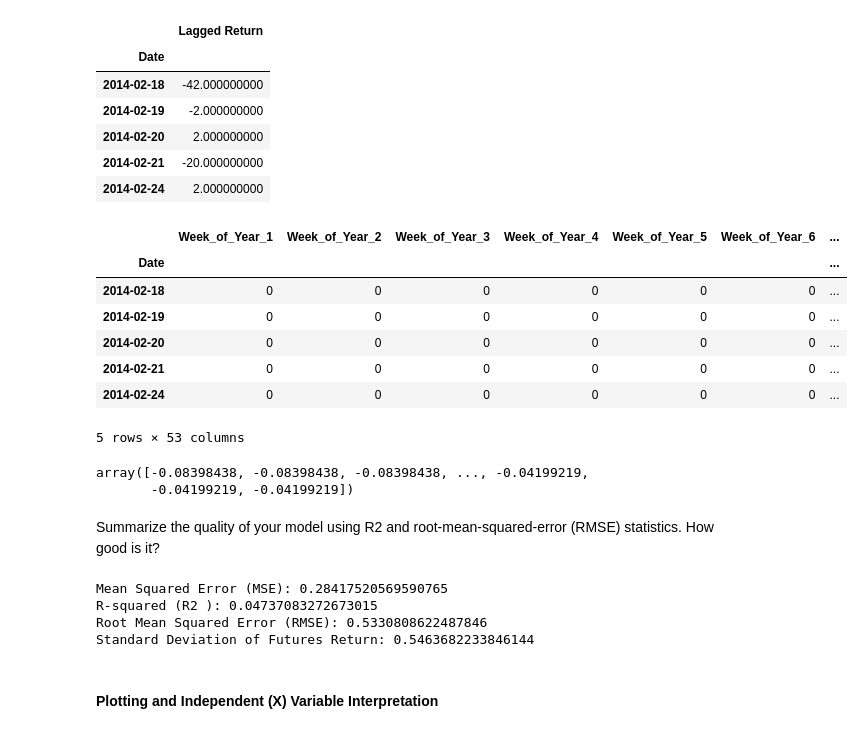
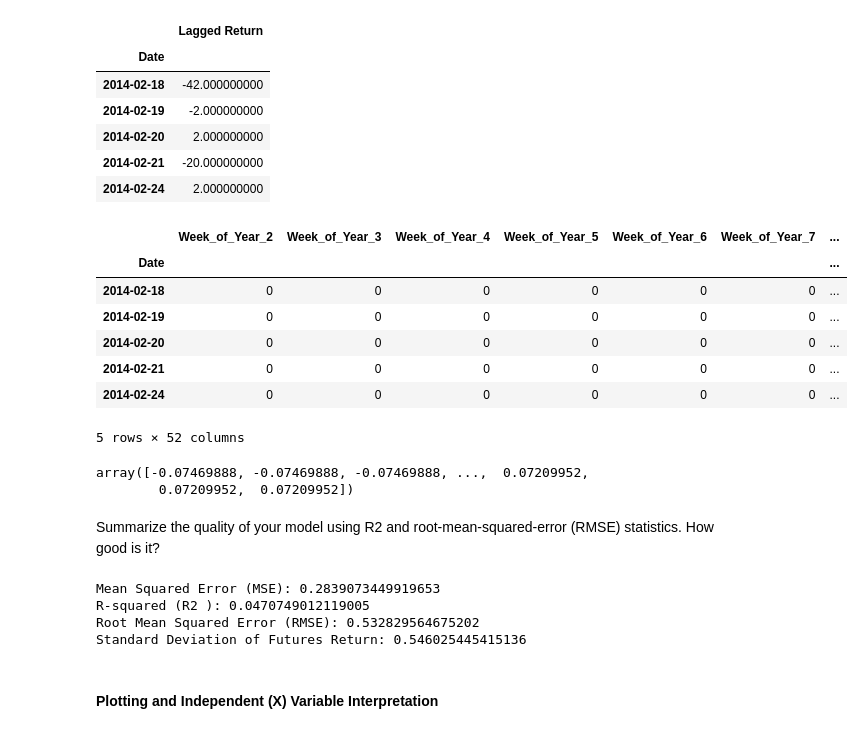
Before and after one commit to vinaykakuru/HW_10_Time_Series, a Jupyter notebook: Instructions/Starter_Code/time_series_analysis.ipynb, the cells around one changed output. Drawn from its saved outputs; the diff is of its cells as text; code cells hidden in the pictures.

```diff
--- a/Instructions/Starter_Code/time_series_analysis.ipynb
+++ b/Instructions/Starter_Code/time_series_analysis.ipynb
@@ -170,20 +170,20 @@ X.head()
 # %%
 # Add into the X dataframe either a "dayofweek" or "weekofyear" column, (e.g., using X.index.weekofyear)
 X["Week_of_Year"] = X.index.weekofyear
 
 # Create a new categorical X dataframe, by using pd.get_dummies() on the seasonal column created just above:
-X_binary_encoded = pd.get_dummies(X, columns=['Week_of_Year'])
+X_binary_encoded = pd.get_dummies(X, columns=['Week_of_Year'], drop_first=True)
 X_binary_encoded = X_binary_encoded.drop('Lagged Return', axis=1)
 X_binary_encoded.head()
 # %% [output]
-|  | Week_of_Year_1 | Week_of_Year_2 | Week_of_Year_3 | Week_of_Year_4 | Week_of_Year_5 | Week_of_Year_6 | ... |
+|  | Week_of_Year_2 | Week_of_Year_3 | Week_of_Year_4 | Week_of_Year_5 | Week_of_Year_6 | Week_of_Year_7 | ... |
 | Date |  |  |  |  |  |  | ... |
 | 2014-02-18 | 0 | 0 | 0 | 0 | 0 | 0 | ... |
 | 2014-02-19 | 0 | 0 | 0 | 0 | 0 | 0 | ... |
 | 2014-02-20 | 0 | 0 | 0 | 0 | 0 | 0 | ... |
 | 2014-02-21 | 0 | 0 | 0 | 0 | 0 | 0 | ... |
 | 2014-02-24 | 0 | 0 | 0 | 0 | 0 | 0 | ... |
-5 rows × 53 columns
+5 rows × 52 columns
 # %%
 # Create a "y" series, using just the "Futures Return" column created above.
 y = fut["Futures_Return"].copy()
@@ -198,8 +198,8 @@ results = model.fit(X_binary_encoded, y)
 predictions = model.predict(X_binary_encoded)
 predictions
 # %% [output]
-array([-0.08398438, -0.08398438, -0.08398438, ..., -0.04199219,
-       -0.04199219, -0.04199219])
+array([-0.07469888, -0.07469888, -0.07469888, ...,  0.07209952,
+        0.07209952,  0.07209952])
 # %% [markdown]
  Summarize the quality of your model using R2 and root-mean-squared-error (RMSE) statistics. How good is it?
 # %%
@@ -219,10 +219,10 @@ print(f"R-squared (R2 ): {r2}")
 print(f"Root Mean Squared Error (RMSE): {rmse}")
 print(f"Standard Deviation of Futures Return: {y.std()}")
 # %% [output]
-Mean Squared Error (MSE): 0.28417520569590765
-R-squared (R2 ): 0.04737083272673015
-Root Mean Squared Error (RMSE): 0.5330808622487846
-Standard Deviation of Futures Return: 0.5463682233846144
+Mean Squared Error (MSE): 0.2839073449919653
+R-squared (R2 ): 0.0470749012119005
+Root Mean Squared Error (RMSE): 0.532829564675202
+Standard Deviation of Futures Return: 0.546025445415136
 # %% [markdown]
  #### Plotting and Independent (X) Variable Interpretation
 # %% [markdown]
```
Also changed, not shown: parts of 14 cells of this notebook.
